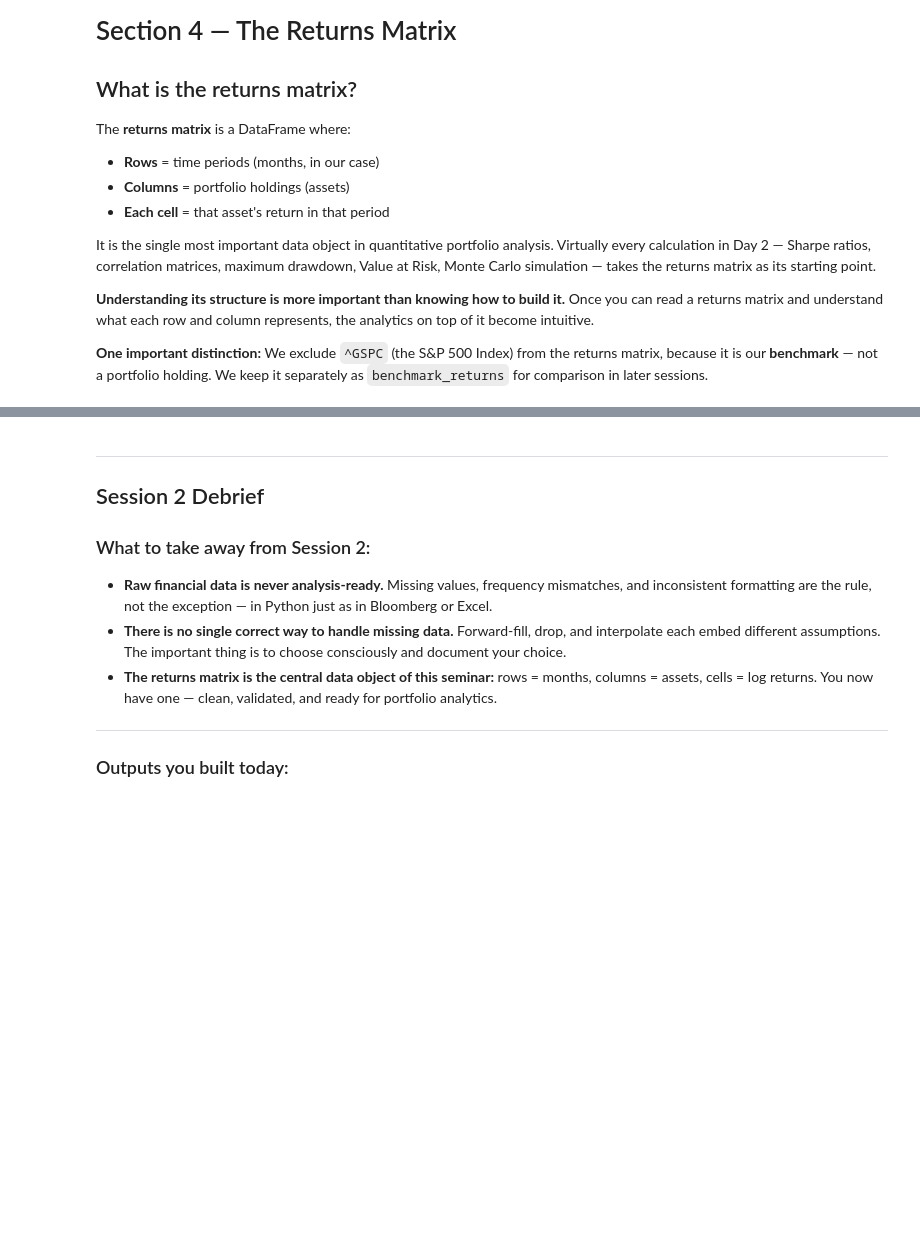
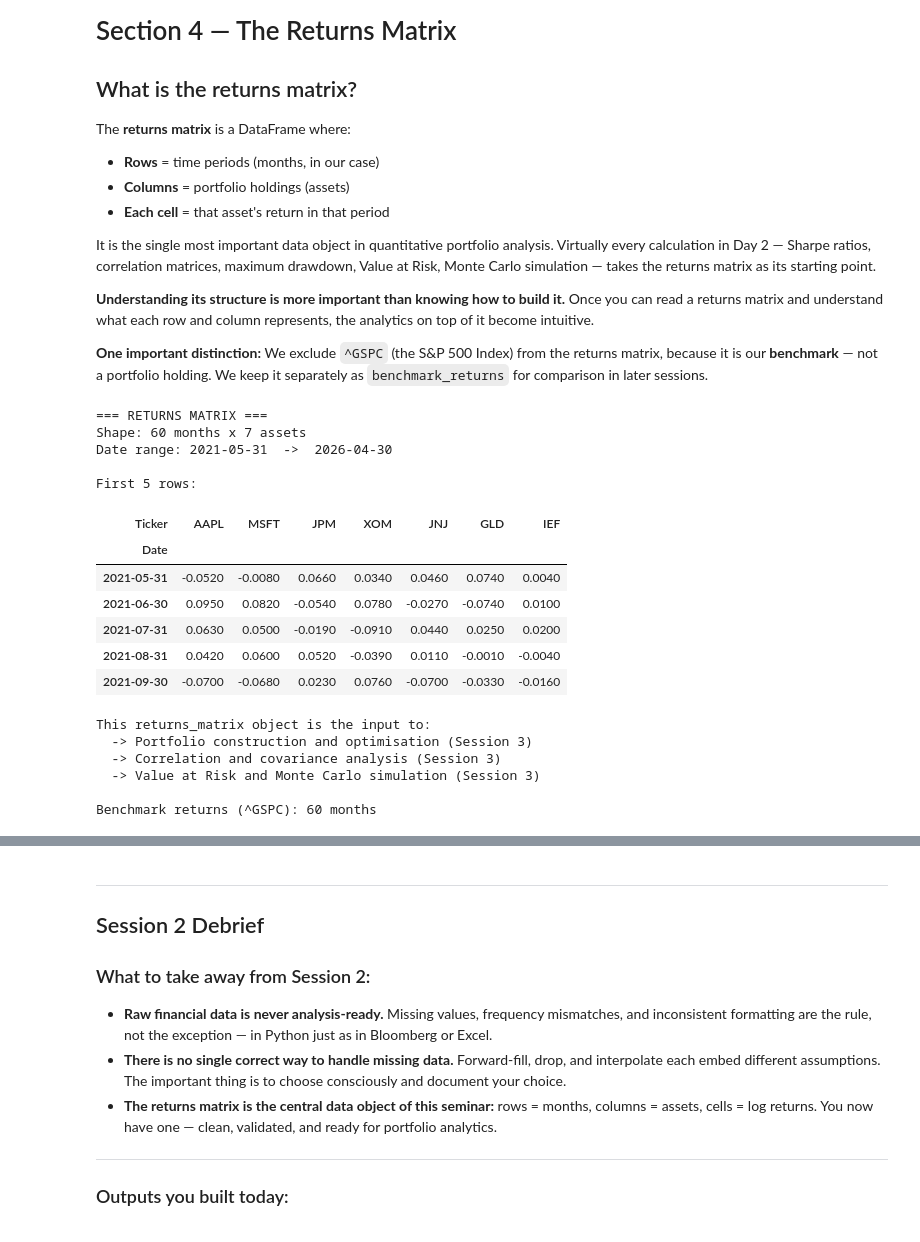
Before and after one commit to kostis-christodoulou/SAB_Invest, a Jupyter notebook: session01_02_wrangling_financial_time_series.ipynb, the cells around one changed output, grey strips where cells are left out. Drawn from its saved outputs; the diff is of its cells as text; code cells hidden in the pictures; blank space fills up the shorter version.

```diff
--- a/session01_02_wrangling_financial_time_series.ipynb
+++ b/session01_02_wrangling_financial_time_series.ipynb
@@ -839,38 +972,55 @@ It is the single most important data object in quantitative portfolio analysis.
 PORTFOLIO_TICKERS = ['AAPL', 'MSFT', 'JPM', 'XOM', 'JNJ', 'GLD', 'IEF']
 
 # Select only the portfolio holding columns from the log returns DataFrame
 # .dropna() removes any remaining NaN rows to ensure a clean, complete matrix
 returns_matrix = (
     returns_log[PORTFOLIO_TICKERS]   # select only the 7 portfolio holding columns
     .dropna()                        # remove any rows that still have NaN values
 )
 
 # Keep the benchmark (^GSPC) separately for performance comparison in later sessions
 # Double brackets [[...]] return a DataFrame (single column) instead of a Series
 benchmark_returns = (
     returns_log[['^GSPC']]   # extract S&P 500 as a single-column DataFrame
     .dropna()
 )
 
 print('=== RETURNS MATRIX ===')
 print(f'Shape: {returns_matrix.shape[0]} months x {returns_matrix.shape[1]} assets')
 print(f'Date range: {returns_matrix.index[0].date()}  ->  {returns_matrix.index[-1].date()}')
 print()
 print('First 5 rows:')
 
-display(
-    returns_matrix
-    .head()
-    .style.format('{:.3%}')   # display as percentage with 3 decimal places
-)
+
+display(returns_matrix.head().round(3))
+
 
 print()
 print('This returns_matrix object is the input to:')
 print('  -> Portfolio construction and optimisation (Session 3)')
 print('  -> Correlation and covariance analysis (Session 3)')
 print('  -> Value at Risk and Monte Carlo simulation (Session 3)')
 print()
 print(f'Benchmark returns (^GSPC): {benchmark_returns.shape[0]} months')
+# %% [output]
+=== RETURNS MATRIX ===
+Shape: 60 months x 7 assets
+Date range: 2021-05-31  ->  2026-04-30
+
+First 5 rows:
+| Ticker | AAPL | MSFT | JPM | XOM | JNJ | GLD | IEF |
+| Date |  |  |  |  |  |  |  |
+| 2021-05-31 | -0.0520 | -0.0080 | 0.0660 | 0.0340 | 0.0460 | 0.0740 | 0.0040 |
+| 2021-06-30 | 0.0950 | 0.0820 | -0.0540 | 0.0780 | -0.0270 | -0.0740 | 0.0100 |
+| 2021-07-31 | 0.0630 | 0.0500 | -0.0190 | -0.0910 | 0.0440 | 0.0250 | 0.0200 |
+| 2021-08-31 | 0.0420 | 0.0600 | 0.0520 | -0.0390 | 0.0110 | -0.0010 | -0.0040 |
+| 2021-09-30 | -0.0700 | -0.0680 | 0.0230 | 0.0760 | -0.0700 | -0.0330 | -0.0160 |
+This returns_matrix object is the input to:
+  -> Portfolio construction and optimisation (Session 3)
+  -> Correlation and covariance analysis (Session 3)
+  -> Value at Risk and Monte Carlo simulation (Session 3)
+
+Benchmark returns (^GSPC): 60 months
 # %%
 # ── VALIDATE THE RETURNS MATRIX ───────────────────────────────────────────────
 # Before moving to any analysis, always validate the output of a data pipeline.
```
Also changed, not shown: parts of 15 cells of this notebook, 8 other files.
